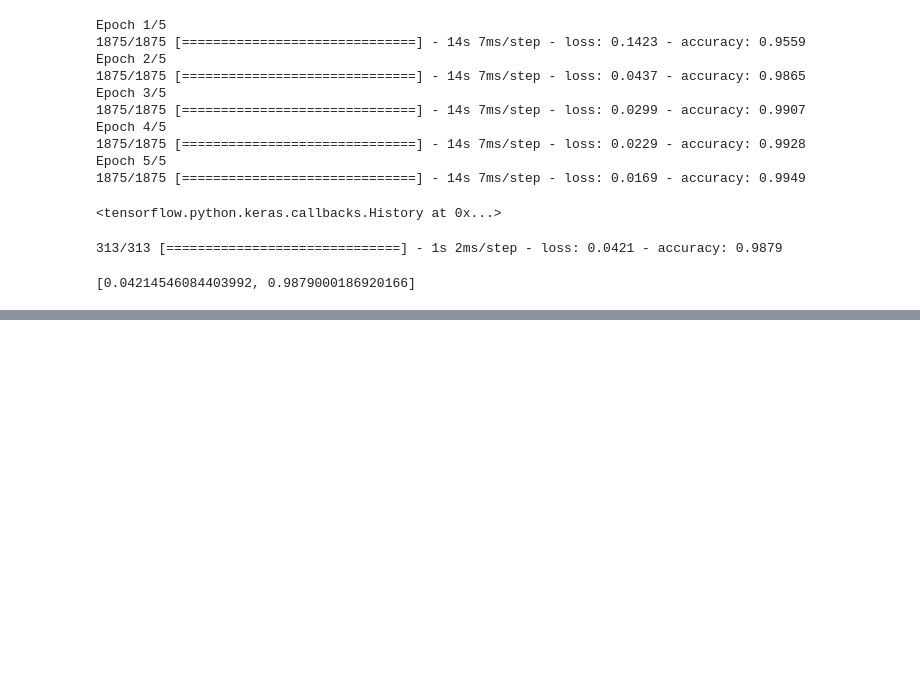
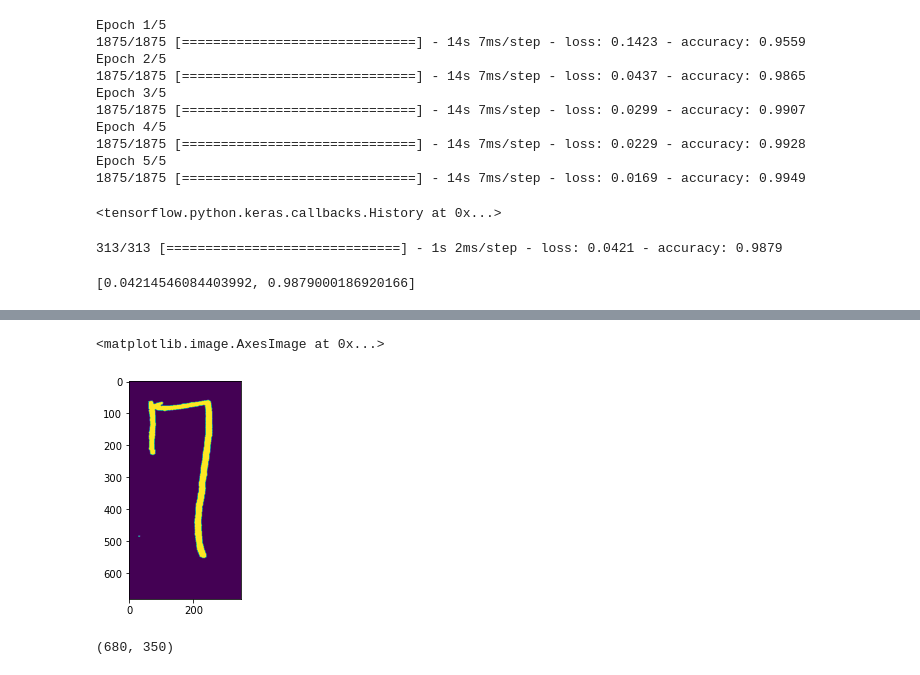
Before and after one commit to chanuuuuu/deep-learning-class, a Jupyter notebook: 3-0. CNN 기본 개념.ipynb, the cells around one changed output, grey strips where cells are left out. Saved outputs shown, nothing was run; the diff lists cells and outputs as text; code cells hidden in the pictures; blank space fills up the shorter version.

```diff
--- a/3-0. CNN 기본 개념.ipynb
+++ b/3-0. CNN 기본 개념.ipynb
@@ -298,0 +711,10 @@ seq_model.evaluate(x_test, y_test)
+# %%
+plt.imshow(thresh_image)
+# %% [output]
+<matplotlib.image.AxesImage at 0x...>
+[figure, added]
+# %%
+thresh_image.shape
+#(680 , 350) -> (28, 28)
+# %% [output]
+(680, 350)
```
Also changed, not shown: parts of 86 cells of this notebook, 2 other files.
